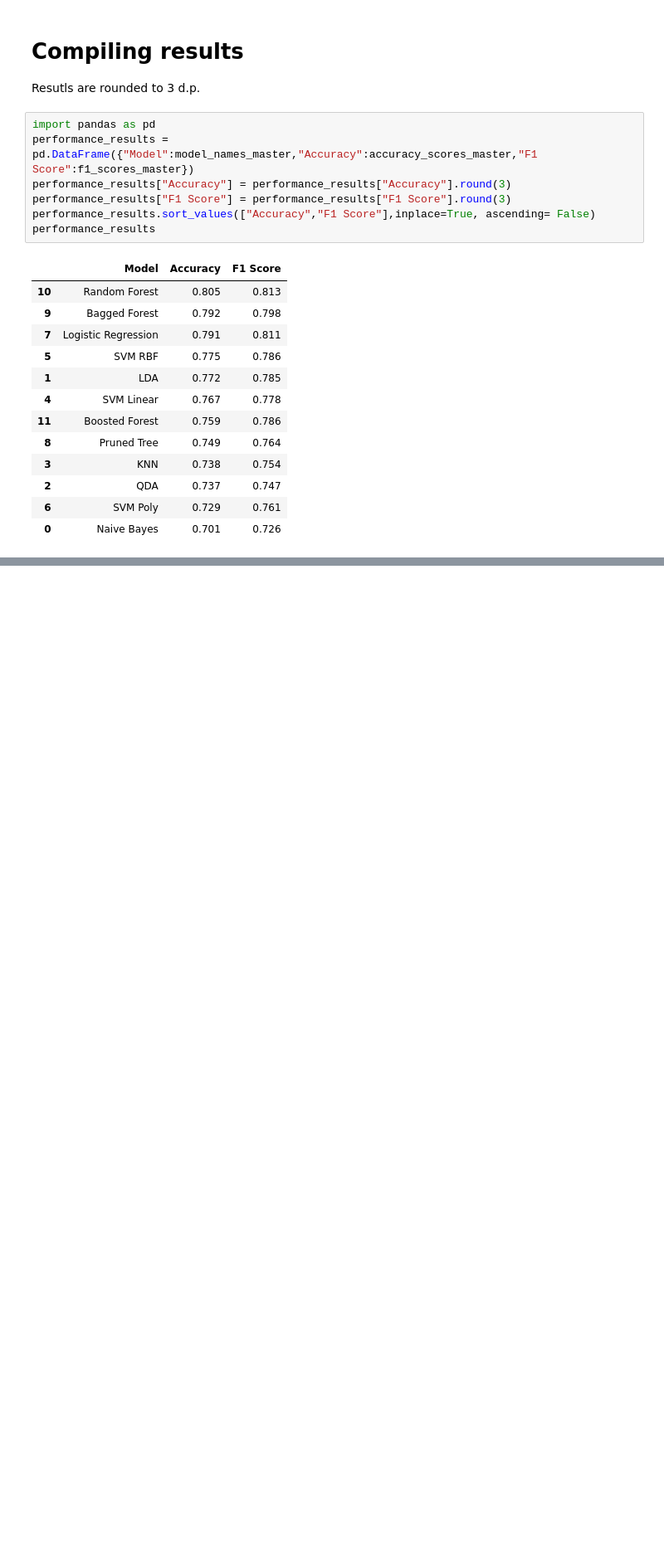
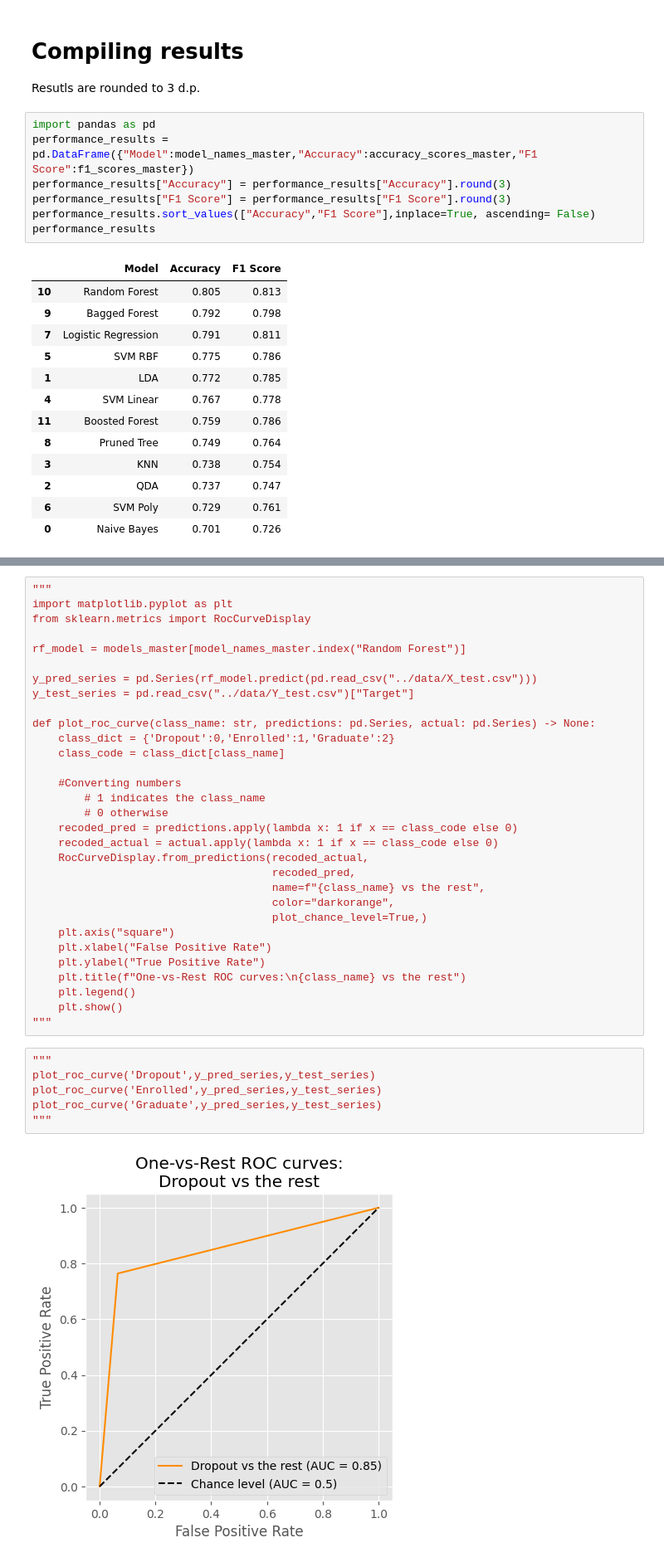
Before and after one commit to Tohtoroo/MLDropout, a Jupyter notebook: main/master_script.ipynb, the cells around one changed output, grey strips where cells are left out. Shown at 83% size. Saved outputs shown, nothing was run; the diff lists cells and outputs as text; blank space fills up the shorter version.

```diff
--- a/main/master_script.ipynb
+++ b/main/master_script.ipynb
@@ -266,0 +271,39 @@ performance_results
+# %%
+"""
+import matplotlib.pyplot as plt
+from sklearn.metrics import RocCurveDisplay
+
+rf_model = models_master[model_names_master.index("Random Forest")]
+
+y_pred_series = pd.Series(rf_model.predict(pd.read_csv("../data/X_test.csv")))
+y_test_series = pd.read_csv("../data/Y_test.csv")["Target"]
+
+def plot_roc_curve(class_name: str, predictions: pd.Series, actual: pd.Series) -> None:
+    class_dict = {'Dropout':0,'Enrolled':1,'Graduate':2}
+    class_code = class_dict[class_name]
+
+    #Converting numbers
+        # 1 indicates the class_name
+        # 0 otherwise
+    recoded_pred = predictions.apply(lambda x: 1 if x == class_code else 0)
+    recoded_actual = actual.apply(lambda x: 1 if x == class_code else 0)
+    RocCurveDisplay.from_predictions(recoded_actual,
+                                     recoded_pred,
+                                     name=f"{class_name} vs the rest",
+                                     color="darkorange",
+                                     plot_chance_level=True,)
+    plt.axis("square")
+    plt.xlabel("False Positive Rate")
+    plt.ylabel("True Positive Rate")
+    plt.title(f"One-vs-Rest ROC curves:\n{class_name} vs the rest")
+    plt.legend()
+    plt.show()
+"""
+# %%
+"""
+plot_roc_curve('Dropout',y_pred_series,y_test_series)
+plot_roc_curve('Enrolled',y_pred_series,y_test_series)
+plot_roc_curve('Graduate',y_pred_series,y_test_series)
+"""
+# %% [output]
+[figure, added]
```
Also changed, not shown: parts of 2 cells of this notebook.
